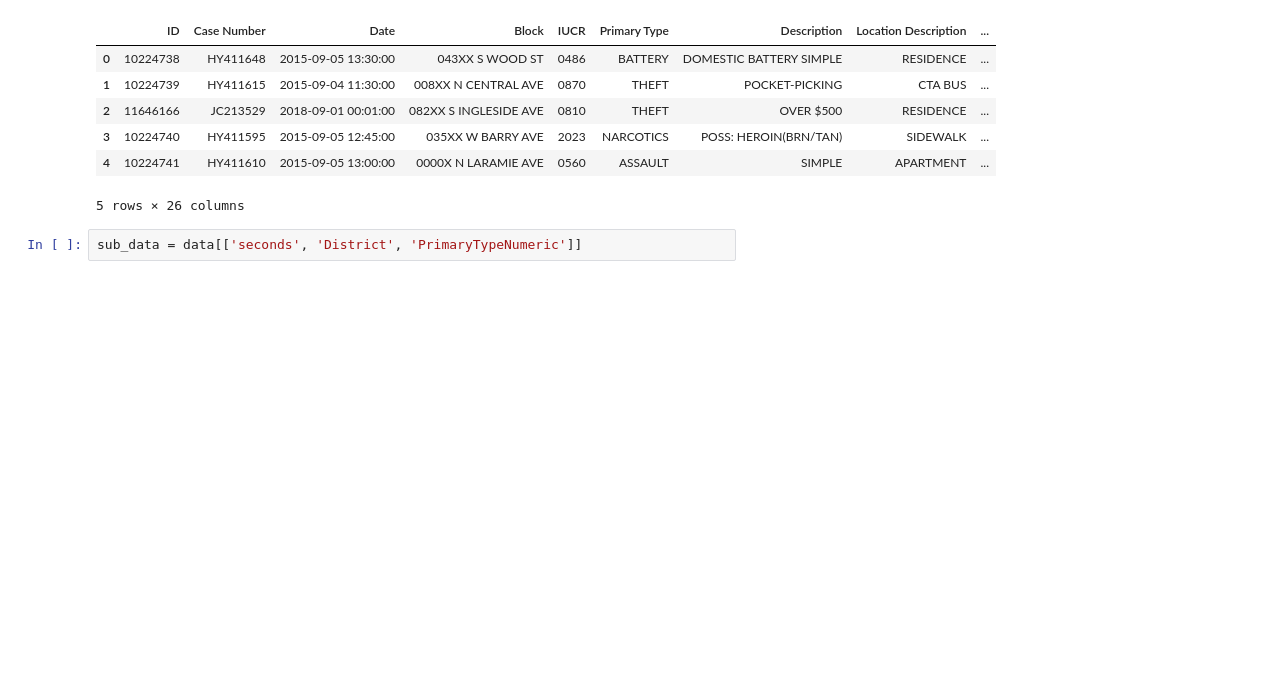
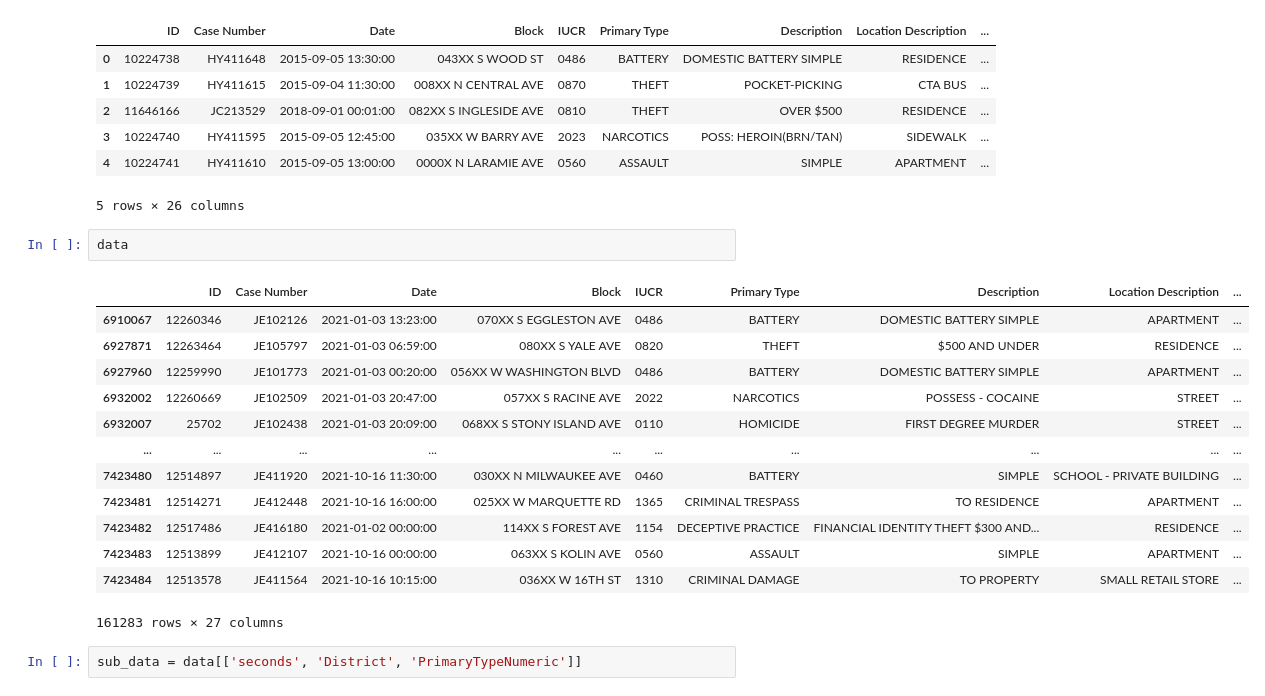
Before and after one commit to sandeshgupta/crime-data-analysis, a Jupyter notebook: clustering1.ipynb, the cells around one changed output. Cells and saved outputs as stored; diff of their text form; blank space fills up the shorter version.

```diff
--- a/clustering1.ipynb
+++ b/clustering1.ipynb
@@ -231,6 +280,22 @@ data.head()
 | 3 | 10224740 | HY411595 | 2015-09-05 12:45:00 | 035XX W BARRY AVE | 2023 | NARCOTICS | POSS: HEROIN(BRN/TAN) | SIDEWALK | ... |
 | 4 | 10224741 | HY411610 | 2015-09-05 13:00:00 | 0000X N LARAMIE AVE | 0560 | ASSAULT | SIMPLE | APARTMENT | ... |
 5 rows × 26 columns
+# %%
+data
+# %% [output]
+|  | ID | Case Number | Date | Block | IUCR | Primary Type | Description | Location Description | ... |
+| 6910067 | 12260346 | JE102126 | 2021-01-03 13:23:00 | 070XX S EGGLESTON AVE | 0486 | BATTERY | DOMESTIC BATTERY SIMPLE | APARTMENT | ... |
+| 6927871 | 12263464 | JE105797 | 2021-01-03 06:59:00 | 080XX S YALE AVE | 0820 | THEFT | $500 AND UNDER | RESIDENCE | ... |
+| 6927960 | 12259990 | JE101773 | 2021-01-03 00:20:00 | 056XX W WASHINGTON BLVD | 0486 | BATTERY | DOMESTIC BATTERY SIMPLE | APARTMENT | ... |
+| 6932002 | 12260669 | JE102509 | 2021-01-03 20:47:00 | 057XX S RACINE AVE | 2022 | NARCOTICS | POSSESS - COCAINE | STREET | ... |
+| 6932007 | 25702 | JE102438 | 2021-01-03 20:09:00 | 068XX S STONY ISLAND AVE | 0110 | HOMICIDE | FIRST DEGREE MURDER | STREET | ... |
+| ... | ... | ... | ... | ... | ... | ... | ... | ... | ... |
+| 7423480 | 12514897 | JE411920 | 2021-10-16 11:30:00 | 030XX N MILWAUKEE AVE | 0460 | BATTERY | SIMPLE | SCHOOL - PRIVATE BUILDING | ... |
+| 7423481 | 12514271 | JE412448 | 2021-10-16 16:00:00 | 025XX W MARQUETTE RD | 1365 | CRIMINAL TRESPASS | TO RESIDENCE | APARTMENT | ... |
+| 7423482 | 12517486 | JE416180 | 2021-01-02 00:00:00 | 114XX S FOREST AVE | 1154 | DECEPTIVE PRACTICE | FINANCIAL IDENTITY THEFT $300 AND... | RESIDENCE | ... |
+| 7423483 | 12513899 | JE412107 | 2021-10-16 00:00:00 | 063XX S KOLIN AVE | 0560 | ASSAULT | SIMPLE | APARTMENT | ... |
+| 7423484 | 12513578 | JE411564 | 2021-10-16 10:15:00 | 036XX W 16TH ST | 1310 | CRIMINAL DAMAGE | TO PROPERTY | SMALL RETAIL STORE | ... |
+161283 rows × 27 columns
 # %%
 sub_data = data[['seconds', 'District', 'PrimaryTypeNumeric']]
 # %%
```
Also changed, not shown: parts of 20 cells of this notebook, 4 other files.
